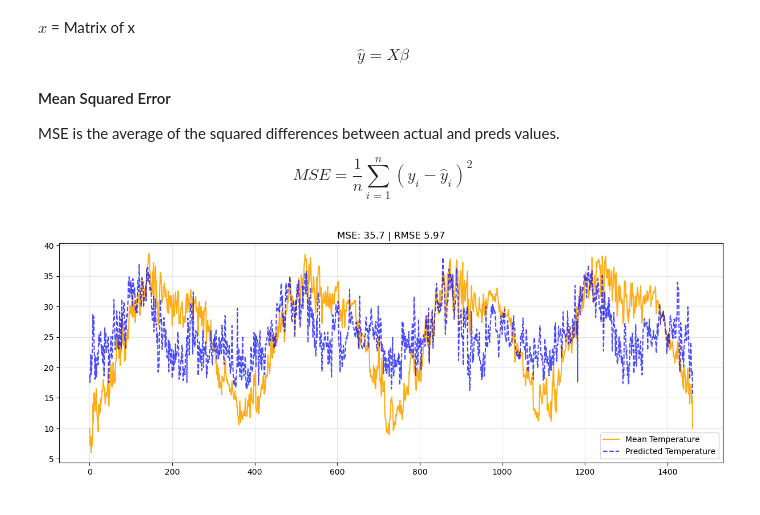
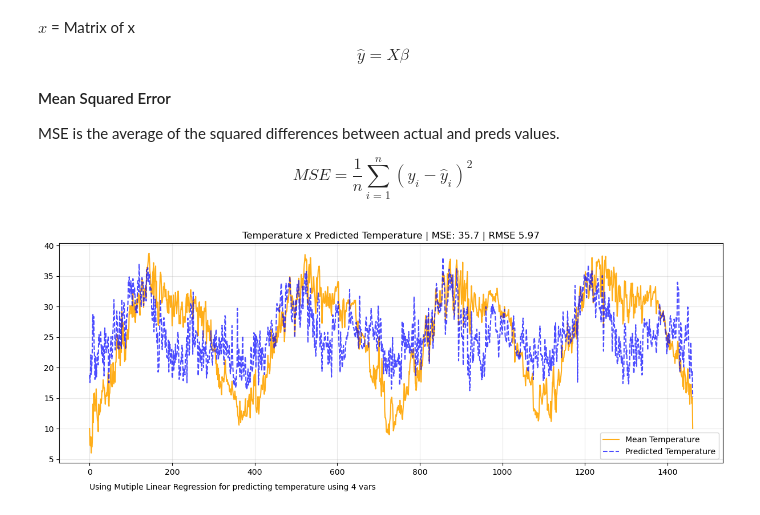
Before and after one commit to GuilhermeKnipl/Data-Science-Lab, a Jupyter notebook: notebooks/Multiple_Linear_Regression.ipynb, the cells around one changed output. Drawn from its saved outputs; the diff is of its cells as text; code cells hidden in the pictures.

Commit message:
Adding RMSE,MSE to Mutiple Linear Regression

```diff
--- a/notebooks/Multiple_Linear_Regression.ipynb
+++ b/notebooks/Multiple_Linear_Regression.ipynb
@@ -83,25 +83,27 @@ def RMSE(y , y_pred) -> float:
 # %%
 x_data = df[['meanpressure','wind_speed','humidity']]
 y_data = df['meantemp']
 
 x_stack = np.column_stack([np.ones(len(x_data)), x_data])
 x_stack_t = x_stack.T
 
 ols = np.linalg.inv(x_stack_t.dot(x_stack)).dot(x_stack_t).dot(y_data)
 
 intercept = ols[0]
 coefficients = ols[1:]
 
 y_pred = intercept + x_data.dot(coefficients)
 
 mse: float = np.round(MSE(y_data,y_pred), 2)
 rmse: float = np.round(RMSE(y_data,y_pred),2)
 
+
 ax = plt.figure(figsize=(15,5))
 plt.plot(y_data, color='orange', label="Mean Temperature", alpha=0.9)
 plt.plot(y_pred ,linestyle='--', color = "blue",alpha= 0.7, label ="Predicted Temperature")
-plt.title(f"MSE: {mse} | RMSE {rmse}")
+plt.title(f"Temperature x Predicted Temperature | MSE: {mse} | RMSE {rmse}")
+plt.text(0,0 , "Using Mutiple Linear Regression for predicting temperature using 4 vars")
 plt.legend()
 plt.grid(True, alpha=0.3)
 # %% [output]
-[figure, old version]
+[figure, new version]
```
